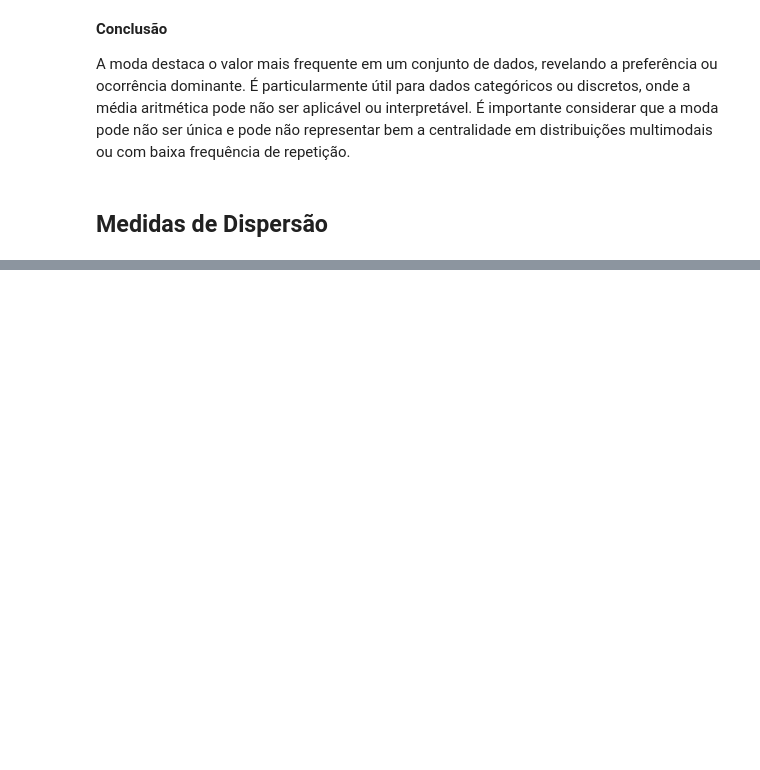
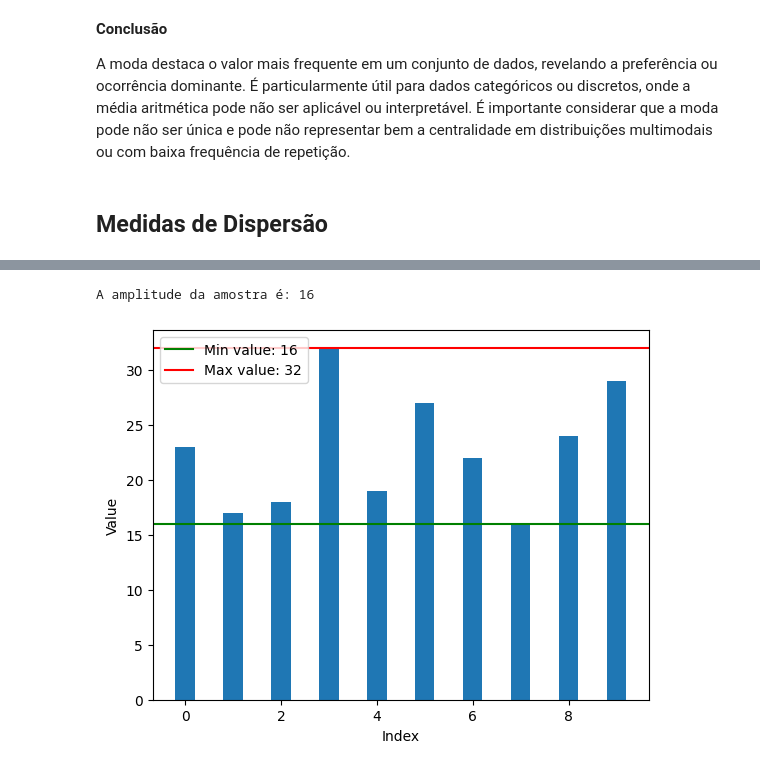
Before and after one commit to felipefraxe/ADBib, a Jupyter notebook: main.ipynb, the cells around one changed output, grey strips where cells are left out. Cells and saved outputs as stored; diff of their text form; code cells hidden in the pictures; blank space fills up the shorter version.

Commit message:
Adicao dos exemplos e exercicios relacionados com amplitude, desvio padrao e coeficiente de variacao no notebook

```diff
--- a/main.ipynb
+++ b/main.ipynb
@@ -318,0 +353,11 @@ A moda destaca o valor mais frequente em um conjunto de dados, revelando a prefe
+# %%
+data = [23, 17, 18, 32, 19, 27, 22, 16, 24, 29]
+
+amplitude_value = amplitude(data)
+
+print(f'A amplitude da amostra é: {amplitude_value}')
+
+plot_amplitude(data)
+# %% [output]
+A amplitude da amostra é: 16
+[figure, added]
```
Also changed, not shown: parts of 23 cells of this notebook, 1 other file.
